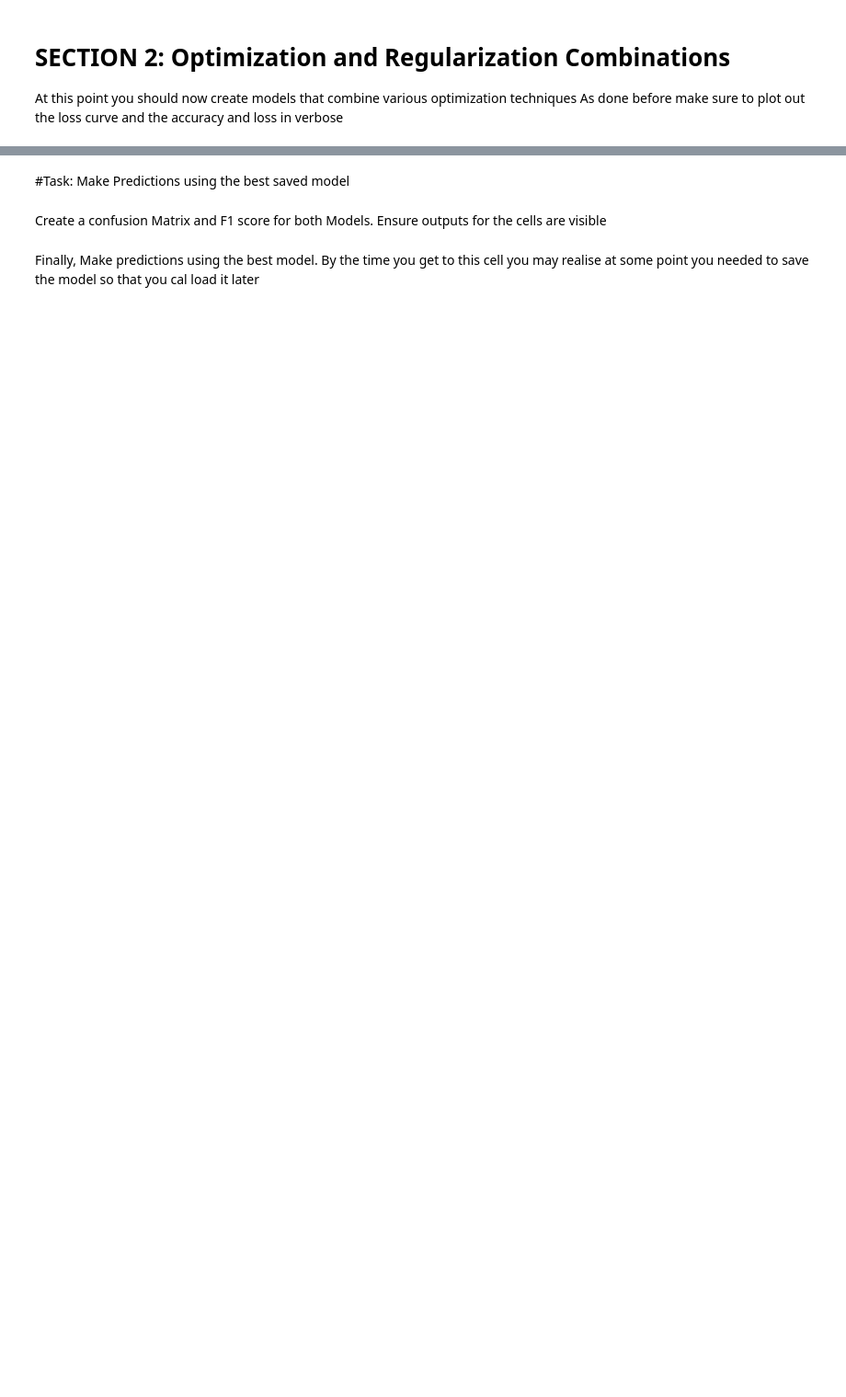
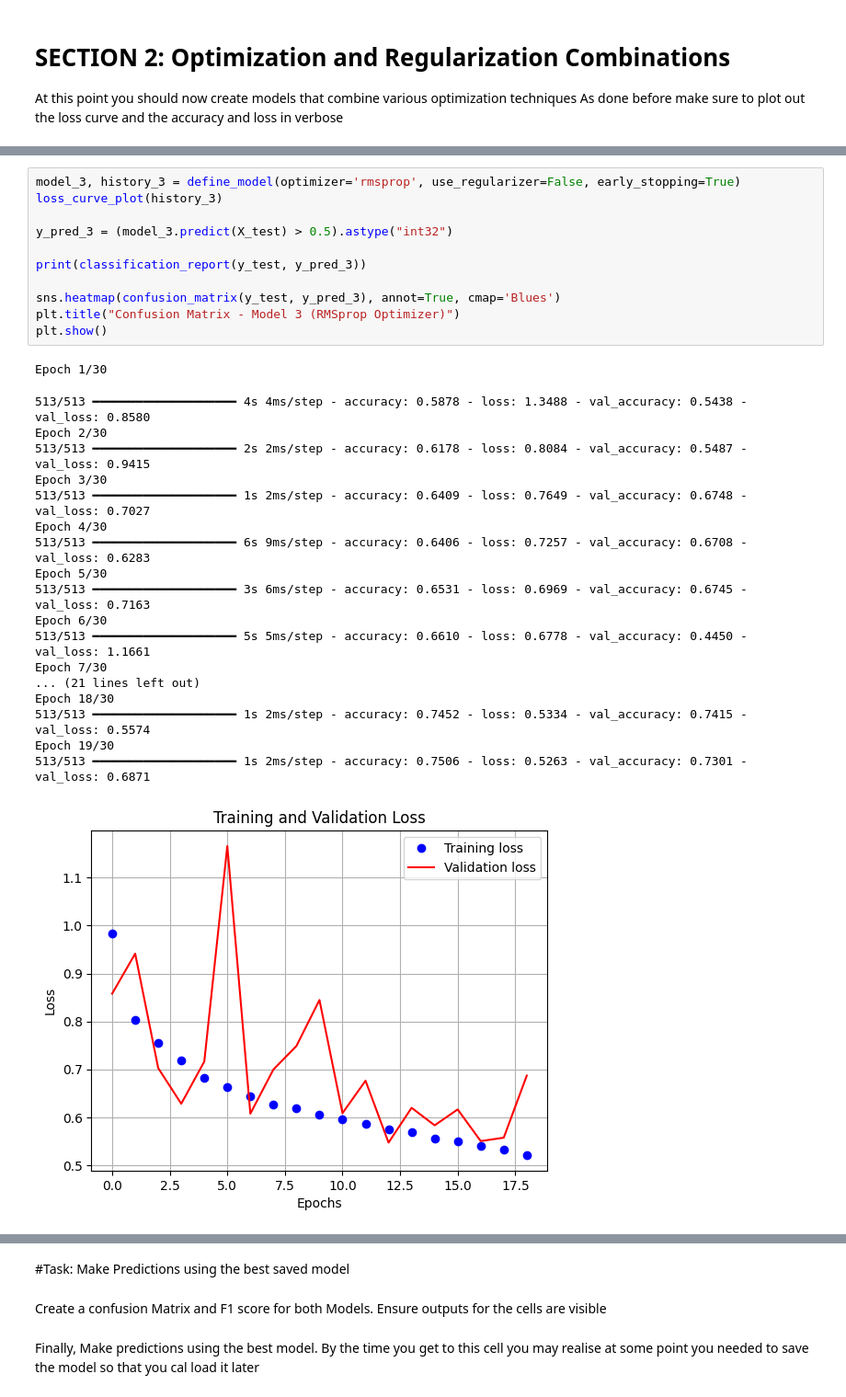
Before and after one commit to NickMuhigi/Summative_Intro_To_ML_assignment.ipynb, a Jupyter notebook: Summative_Intro_to_ml_[Nicolas_Muhigi]_assignment.ipynb, the cells around one changed output, grey strips where cells are left out. Shown at 92% size. Drawn from its saved outputs; the diff is of its cells as text; blank space fills up the shorter version.

```diff
--- a/Summative_Intro_to_ml_[Nicolas_Muhigi]_assignment.ipynb
+++ b/Summative_Intro_to_ml_[Nicolas_Muhigi]_assignment.ipynb
@@ -94,0 +188,31 @@ loss_curve_plot(model_4):
+# %%
+model_3, history_3 = define_model(optimizer='rmsprop', use_regularizer=False, early_stopping=True)
+loss_curve_plot(history_3)
+
+y_pred_3 = (model_3.predict(X_test) > 0.5).astype("int32")
+
+print(classification_report(y_test, y_pred_3))
+
+sns.heatmap(confusion_matrix(y_test, y_pred_3), annot=True, cmap='Blues')
+plt.title("Confusion Matrix - Model 3 (RMSprop Optimizer)")
+plt.show()
+# %% [output]
+Epoch 1/30
+513/513 ━━━━━━━━━━━━━━━━━━━━ 4s 4ms/step - accuracy: 0.5878 - loss: 1.3488 - val_accuracy: 0.5438 - val_loss: 0.8580
+Epoch 2/30
+513/513 ━━━━━━━━━━━━━━━━━━━━ 2s 2ms/step - accuracy: 0.6178 - loss: 0.8084 - val_accuracy: 0.5487 - val_loss: 0.9415
+Epoch 3/30
+513/513 ━━━━━━━━━━━━━━━━━━━━ 1s 2ms/step - accuracy: 0.6409 - loss: 0.7649 - val_accuracy: 0.6748 - val_loss: 0.7027
+Epoch 4/30
+513/513 ━━━━━━━━━━━━━━━━━━━━ 6s 9ms/step - accuracy: 0.6406 - loss: 0.7257 - val_accuracy: 0.6708 - val_loss: 0.6283
+Epoch 5/30
+513/513 ━━━━━━━━━━━━━━━━━━━━ 3s 6ms/step - accuracy: 0.6531 - loss: 0.6969 - val_accuracy: 0.6745 - val_loss: 0.7163
+Epoch 6/30
+513/513 ━━━━━━━━━━━━━━━━━━━━ 5s 5ms/step - accuracy: 0.6610 - loss: 0.6778 - val_accuracy: 0.4450 - val_loss: 1.1661
+Epoch 7/30
+... (21 lines left out)
+Epoch 18/30
+513/513 ━━━━━━━━━━━━━━━━━━━━ 1s 2ms/step - accuracy: 0.7452 - loss: 0.5334 - val_accuracy: 0.7415 - val_loss: 0.5574
+Epoch 19/30
+513/513 ━━━━━━━━━━━━━━━━━━━━ 1s 2ms/step - accuracy: 0.7506 - loss: 0.5263 - val_accuracy: 0.7301 - val_loss: 0.6871
+[figure, added]
```
Also changed, not shown: parts of 18 cells of this notebook.
